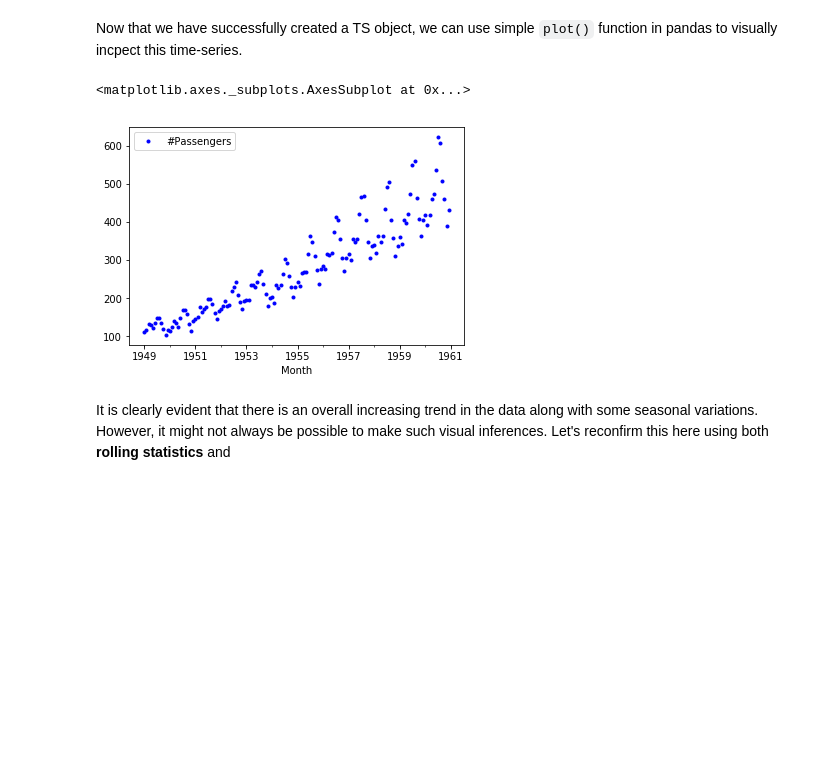
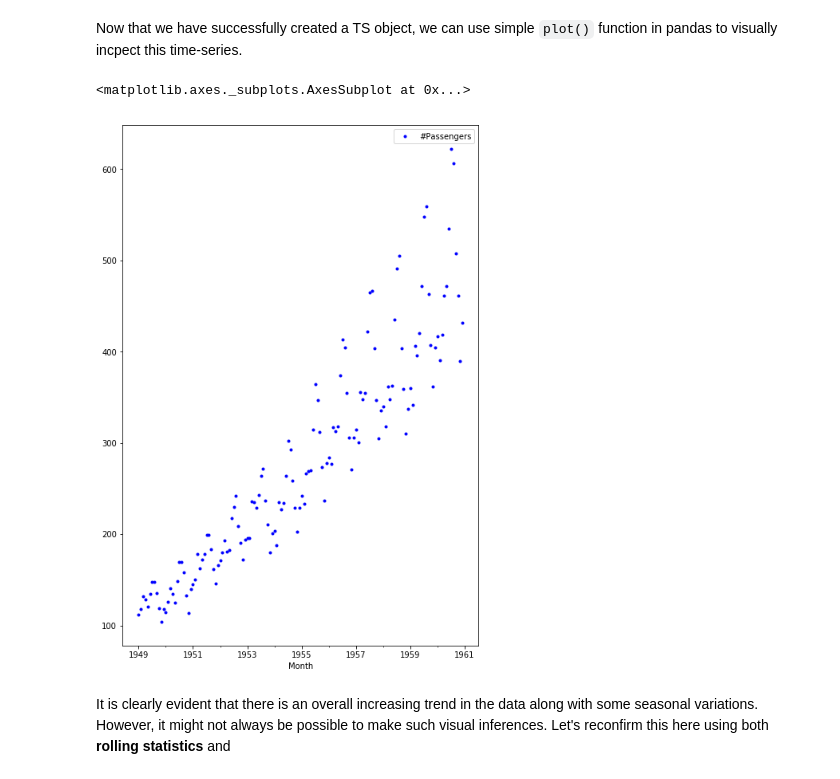
Before and after one commit to vaeb80/dsc-3-25-06-testing-for-trends-lab-nyc-career-ds-102218, a Jupyter notebook: index.ipynb, the cells around one changed output. Saved outputs shown, nothing was run; the diff lists cells and outputs as text; code cells hidden in the pictures; blank space fills up the shorter version.

```diff
--- a/index.ipynb
+++ b/index.ipynb
@@ -82,10 +82,10 @@ DatetimeIndex(['1949-01-01', '1949-02-01', '1949-03-01', '1949-04-01',
 Now that we have successfully created a TS object, we can use simple `plot()` function in pandas to visually incpect this time-series.
 # %%
 # Plot the time series data
-df.plot(style=".b", figsize=())
+df.plot(style=".b", figsize=(8,12))
 # %% [output]
 <matplotlib.axes._subplots.AxesSubplot at 0x...>
-[figure, old version]
+[figure, new version]
 # %% [markdown]
 It is clearly evident that there is an overall increasing trend in the data along with some seasonal variations. However, it might not always be possible to make such visual inferences. Let's reconfirm this here using both **rolling statistics** and
 # %% [markdown]
```
